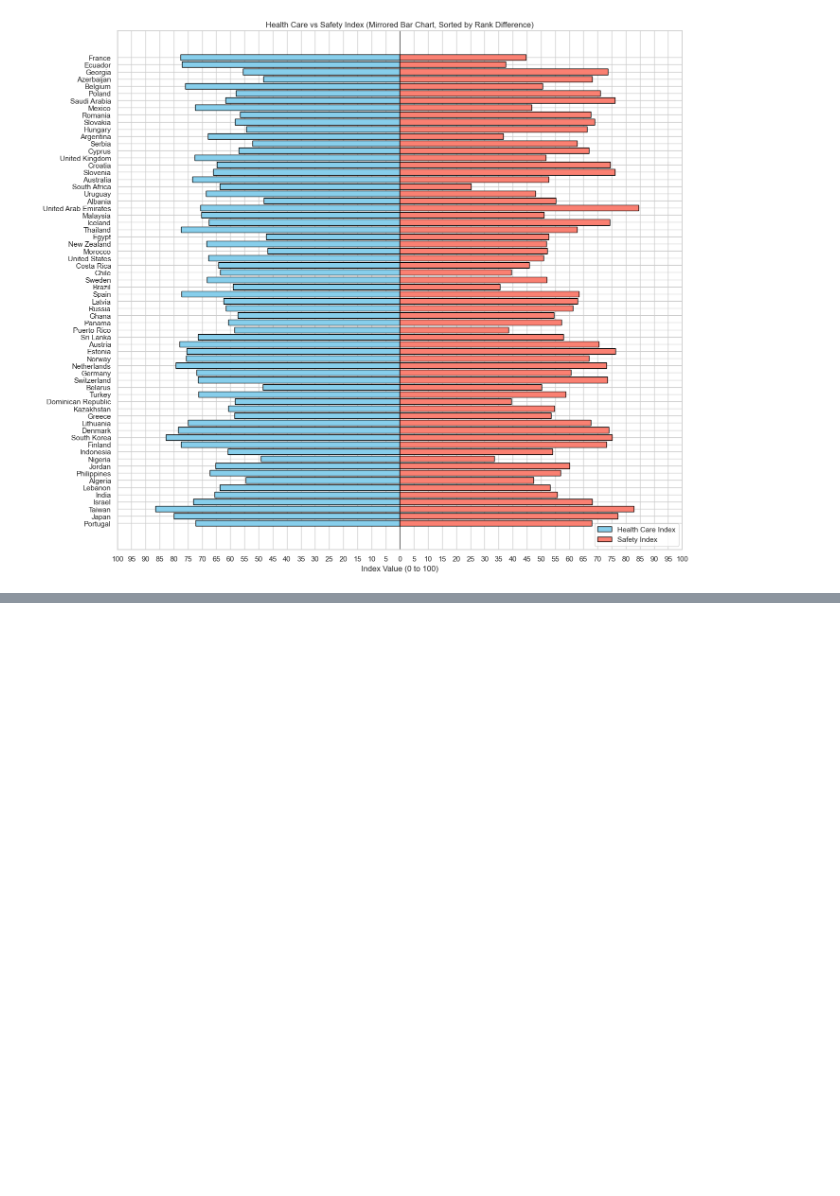
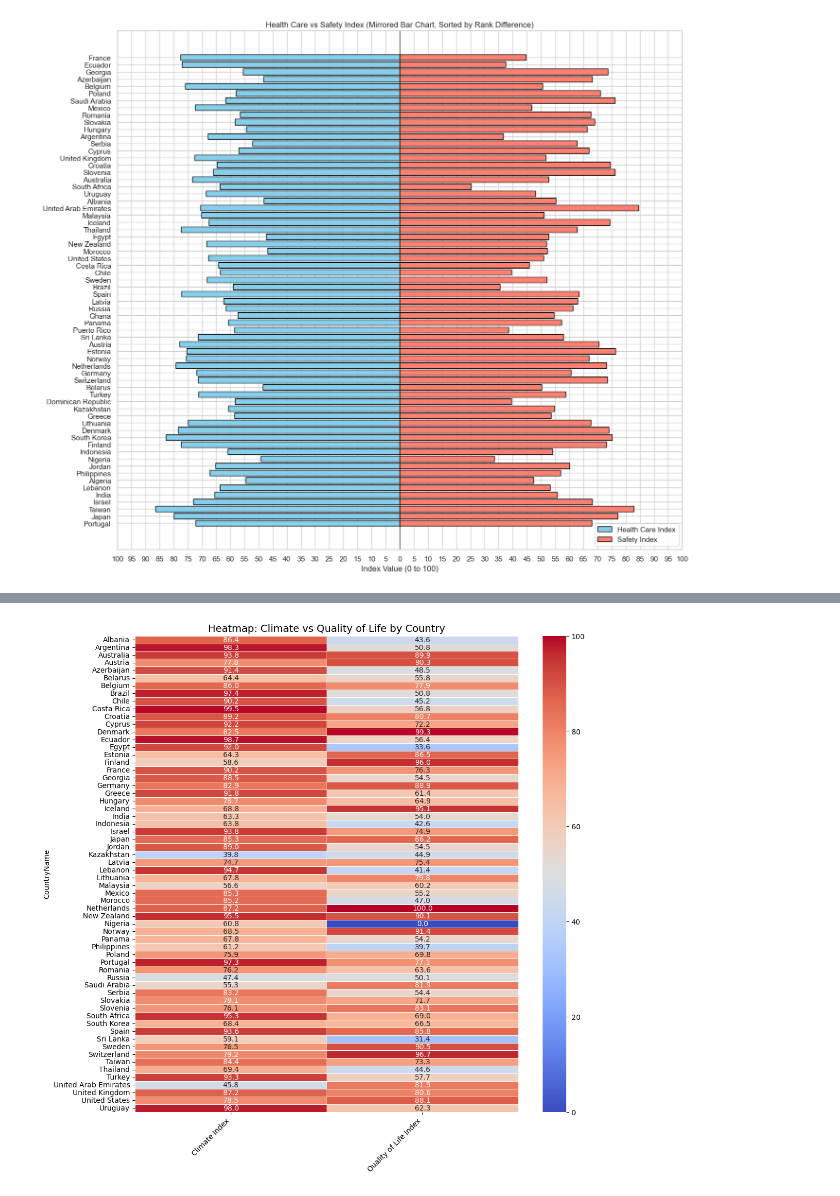
Before and after one commit to IuliaBunescu/tourism_clustering_project, a Jupyter notebook: EDA/eda.ipynb, the cells around one changed output, grey strips where cells are left out. Drawn from its saved outputs; the diff is of its cells as text; code cells hidden in the pictures; blank space fills up the shorter version.

```diff
--- a/EDA/eda.ipynb
+++ b/EDA/eda.ipynb
@@ -310,0 +354,25 @@ plt.show()
+# %%
+heatmap_data = df_clean[['CountryName', 'ClimateIndex', 'QualityOfLifeIndex']].dropna()
+
+heatmap_data.rename(columns={
+    'ClimateIndex': 'Climate Index',
+    'QualityOfLifeIndex': 'Quality of Life Index'
+}, inplace=True)
+
+heatmap_data.set_index('CountryName', inplace=True)
+
+plt.figure(figsize=(12, 12))
+sns.heatmap(
+    heatmap_data,
+    cmap="coolwarm",
+    annot=True,
+    fmt=".1f",
+    linewidths=0.5
+)
+
+plt.title("Heatmap: Climate vs Quality of Life by Country", fontsize=14)
+plt.xticks(rotation=45, ha='right')
+plt.yticks(rotation=0)
+plt.show()
+# %% [output]
+[figure, added]
```
Also changed, not shown: parts of 5 cells of this notebook.
